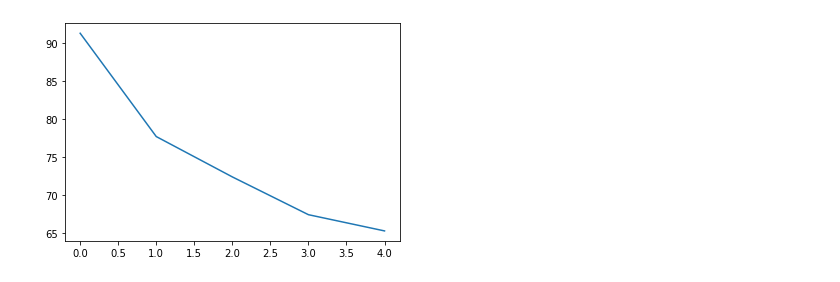
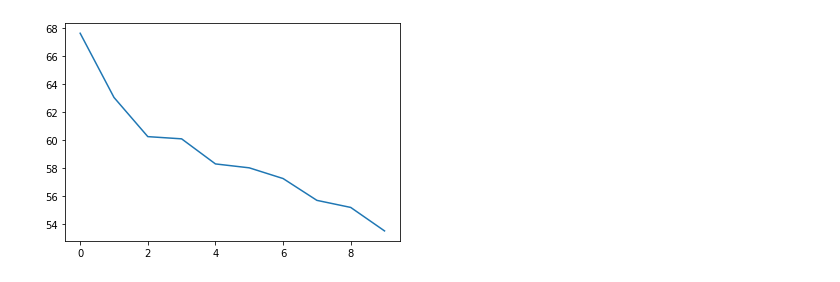
Before and after one commit to skull8888888/f1t, a Jupyter notebook: jn/net.ipynb, the cells around one changed output. Cells and saved outputs as stored; diff of their text form; code cells hidden in the pictures.

```diff
--- a/jn/net.ipynb
+++ b/jn/net.ipynb
@@ -75,5 +74,5 @@ df_balanced
 # %%
-dataset = Dataset(df_balanced, '../catkin_ws/images/train_images/left')
+dataset = Dataset(df, '../../../../catkin_ws/images/train/left')
 dataloader = torch.utils.data.DataLoader(dataset, batch_size=16, shuffle=True)
 # %%
 import torchvision.models as models
@@ -84,13 +96,11 @@ for param in model.parameters():
     param.requires_grad = False
 # %%
 fc = nn.Sequential(OrderedDict([
-    ('fc1', nn.Linear(512,256)),
+    ('fc1', nn.Linear(512,128)),
     ('relu1', nn.ReLU()),
-    ('fc2', nn.Linear(256,128)),
+    ('fc2', nn.Linear(128,64)),
     ('relu2', nn.ReLU()),
-    ('fc3', nn.Linear(128,64)),
-    ('relu3', nn.ReLU()),
-    ('fc4', nn.Linear(64,1)),
+    ('fc3', nn.Linear(64,1)),
     ('out', nn.Tanh())
 ])).to(device)
 
@@ -122,7 +132,7 @@ def train(model, trainloader, criterion, optimizer, epochs = 5):
 
 
 
-epochs = 5
+epochs = 10
 model.train()
 optimizer = optim.Adam(model.fc.parameters(), lr=0.001)
 criterion = nn.MSELoss()
@@ -136 +151 @@ Epoch : 5/5.. Training Loss: 0.097724
-[figure, old version]
+[figure, new version]
```
Also changed, not shown: parts of 9 cells of this notebook, 3 other files.
